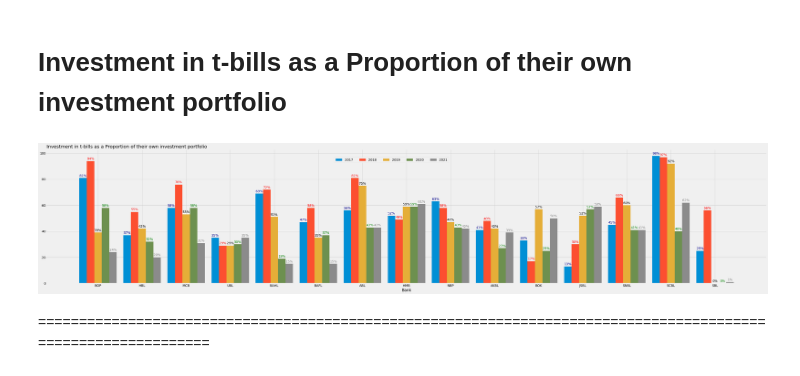
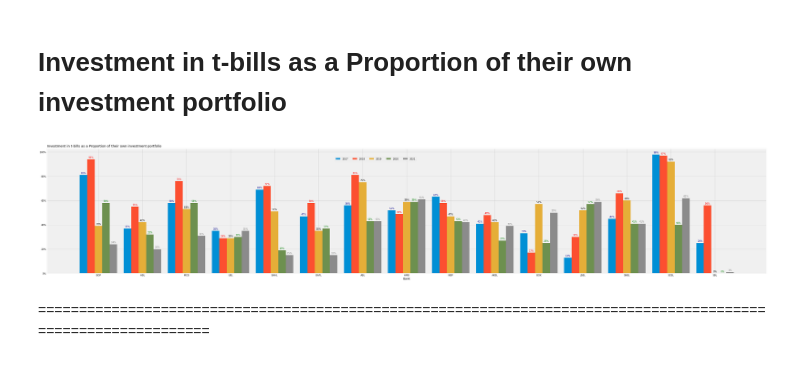
Before and after one commit to Nomantariq12/banking_data_visualization, a Jupyter notebook: Banking Data Vizualization.ipynb, the cells around one changed output. Saved outputs shown, nothing was run; the diff lists cells and outputs as text; code cells hidden in the pictures.

```diff
--- a/Banking Data Vizualization.ipynb
+++ b/Banking Data Vizualization.ipynb
@@ -137,35 +138,36 @@ for i in range(len(x)):
     plt.text(i - width, data1.iloc[1,i]+1, str(data1.iloc[1, i]) + "%", ha="center", va="baseline",
             color="red")
 
 #Bar Plot for Year 2019
 plt.bar(x1, data1.iloc[2, :], width=width, label="2019")
 #This is the representation of percetagne above each bar plot.
 for i in range(len(x)):
     plt.text(i, data1.iloc[2,i]+1, str(data1.iloc[2, i]) + "%", ha="center", va="baseline")
 
 #Bar Plot for Year 2020
 plt.bar(x1 + width, data1.iloc[3, :], width=width, label="2020")
 #This is the representation of percetagne above each bar plot.
 for i in range(len(x)):
     plt.text(i + width, data1.iloc[3, i]+1, str(data1.iloc[3,i]) + "%", ha="center", va="baseline",
              color="green")
 
 #Bar Plot for Year 2021
 plt.bar(x1 + (width * 2), data1.iloc[4, :], width=width, label="2021")
 for i in range(len(x)):
     plt.text(i + (width * 2), data1.iloc[4,i]+1, str(data1.iloc[4,i])+"%", ha="center", va="baseline",
             color="grey")
 
 plt.legend(loc=(0.4, 0.9), ncol=5)
 # Title, and x-axis labels
 plt.title("Investment in t-bills as a Proportion of their own investment portfolio", loc="left")
 plt.xlabel("Bank")
 # Replacing x Values(that are just numbers) to Bank Names
-plt.xticks(x, data.columns.str.upper())
+plt.xticks(x1, data.columns.str.upper())
+plt.yticks([i for i in range(0, 110, 20)], [str(i) + "%" for i in range(0, 110, 20)])
 plt.savefig("Investment_In_tbills.png")
 plt.show()
 # %% [output]
-[figure, old version]
+[figure, new version]
 # %% [markdown]
 ==============================================================================================================
 # %% [markdown]
```
Also changed, not shown: parts of 10 cells of this notebook, 7 other files.
